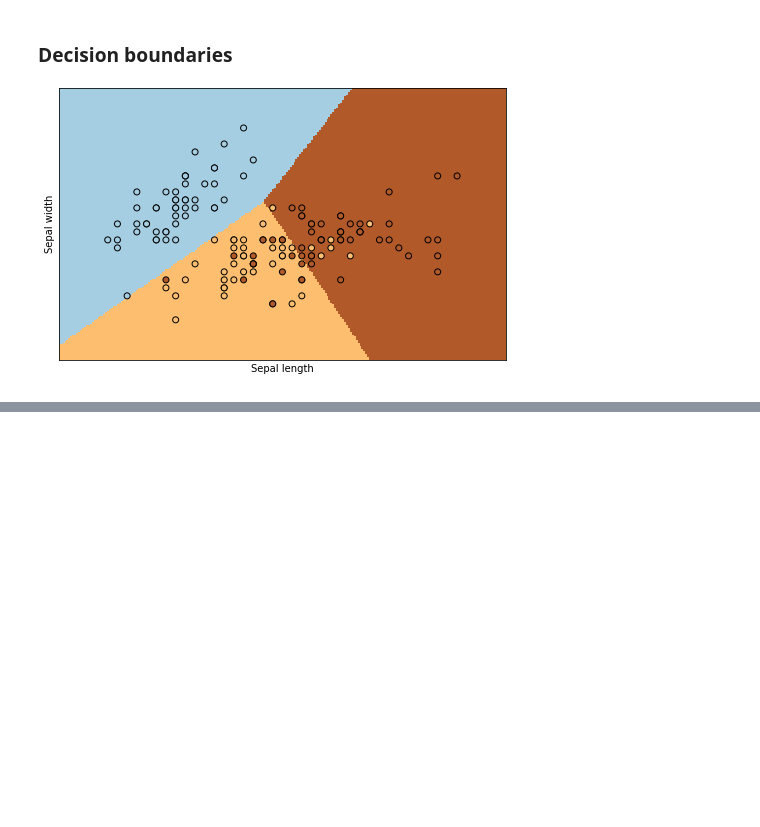
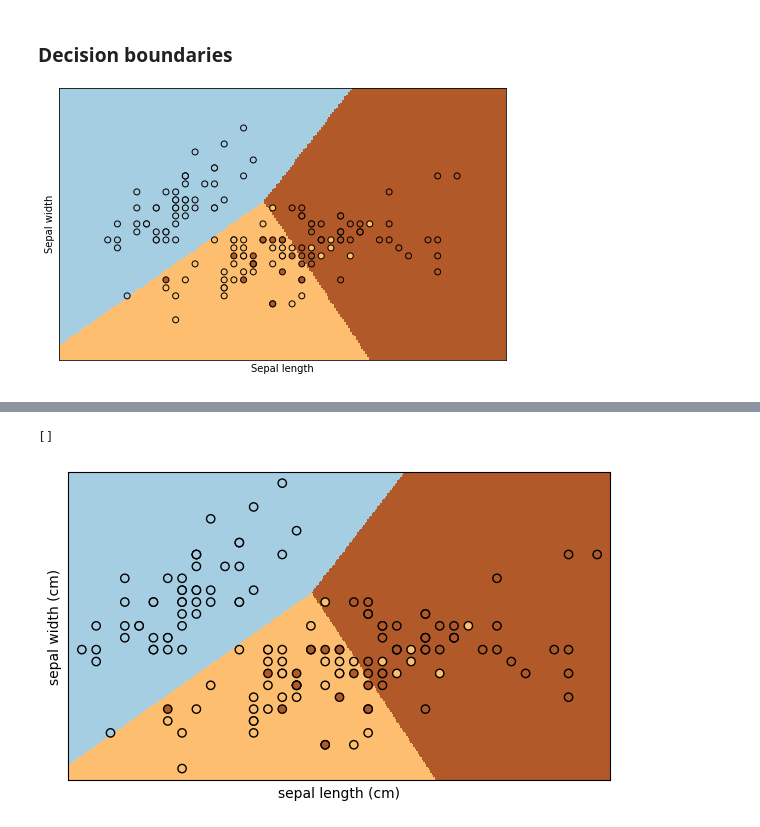
Before and after one commit to rubenfonnegra/ML_J10, a Jupyter notebook: Sem_2/Linear_Logistic_Reg.ipynb, the cells around one changed output, grey strips where cells are left out. Cells and saved outputs as stored; diff of their text form; code cells hidden in the pictures; blank space fills up the shorter version.

```diff
--- a/Sem_2/Linear_Logistic_Reg.ipynb
+++ b/Sem_2/Linear_Logistic_Reg.ipynb
@@ -108,6 +109,8 @@ from sklearn.datasets import load_iris # Iris dataset
 iris = load_iris() # Cargar la base de datos iris
 iris_x = iris.data[:, :2] # Caracteristicas. Seleccionamos 2
 iris_y = iris.target # Etiquetas
+iris_features = iris.feature_names[:2]
+iris_targets = iris.target_names
 
 # Imprimir formas
-print (iris_x.shape, iris_y.shape)
+print (iris_x.shape, iris_y.shape, "\n", iris_features, iris_targets)
@@ -135,16 +159,24 @@ print (predictions.shape)
 # %%
-# Encajar las predicciones al tamaño del grid
-predictions = predictions.reshape(x_grid.shape)
+# # Encajar las predicciones al tamaño del grid
+# predictions = predictions.reshape(x_grid.shape)
 
 # Dibujar el grid y las fronteras de decision
-_, ax = plt.subplots (figsize=(8,5))
-ax.pcolormesh(x_grid, y_grid, predictions, cmap = plt.cm.Paired)
+_, ax = plt.subplots (figsize=(7,4))
+ax.pcolormesh(h_grid, v_grid, predictions, cmap = 'Paired')
 
 # Imprimir las muestras con el scatter
-ax.scatter ( _ , _ ,  c = _ , edgecolors='k', cmap=plt.cm.Paired)
+ax.scatter ( iris_x[:, 0] , iris_x[:, 1] ,  c = iris_y , edgecolors='k', cmap='Paired')
 
-ax.set_xlim(x_grid.min(), x_grid.max())
-ax.set_ylim(y_grid.min(), y_grid.max())
+ax.set_xlim(h_grid.min(), h_grid.max())
+ax.set_ylim(v_grid.min(), v_grid.max())
+
+ax.set_xlabel(iris_features[0])
+ax.set_ylabel(iris_features[1])
 
 ax.set_xticks(())
 ax.set_yticks(())
+
+# plt.legend([t for t in iris_targets])
+# %% [output]
+[]
+[figure, added]
```
Also changed, not shown: parts of 6 cells of this notebook.
